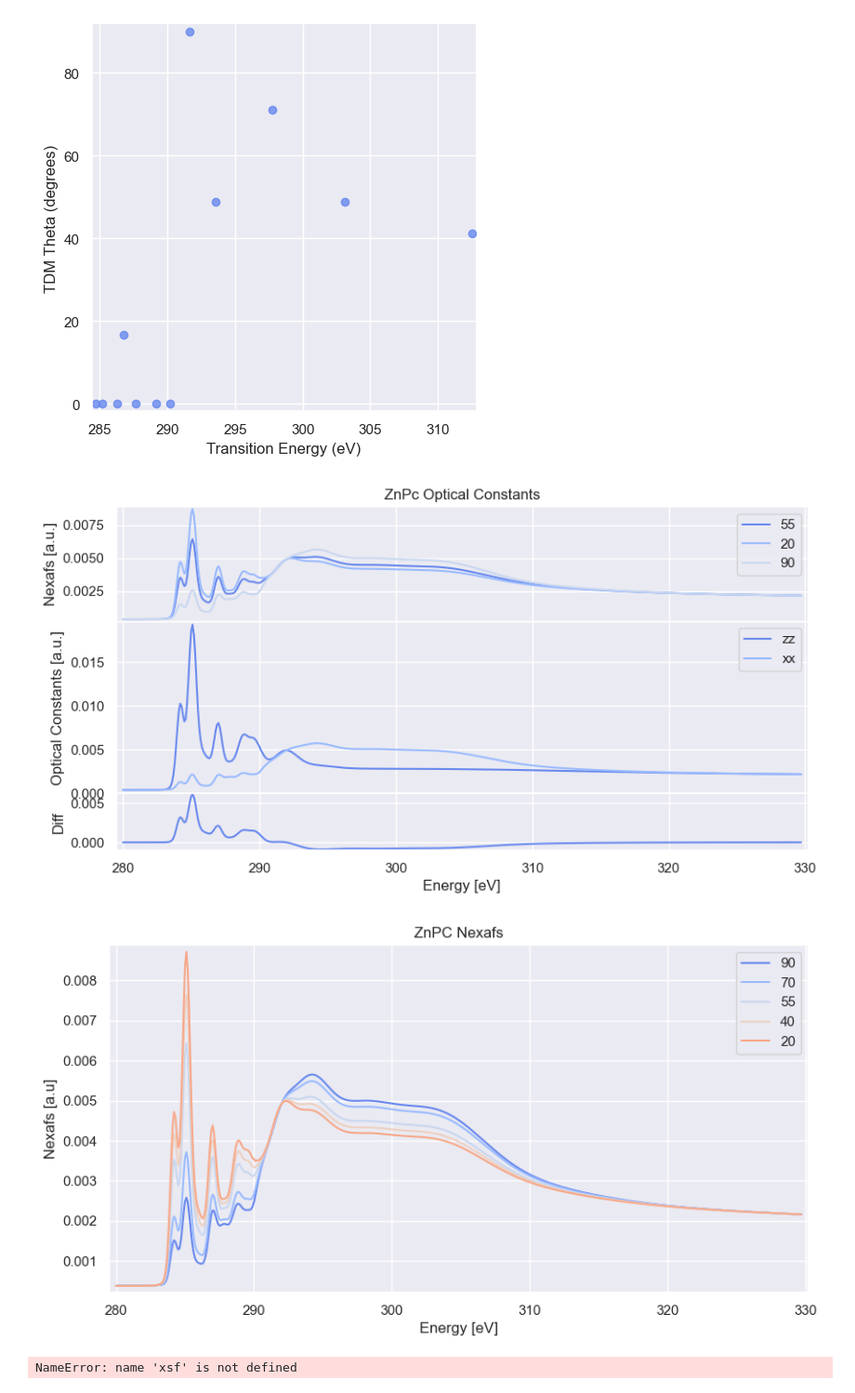
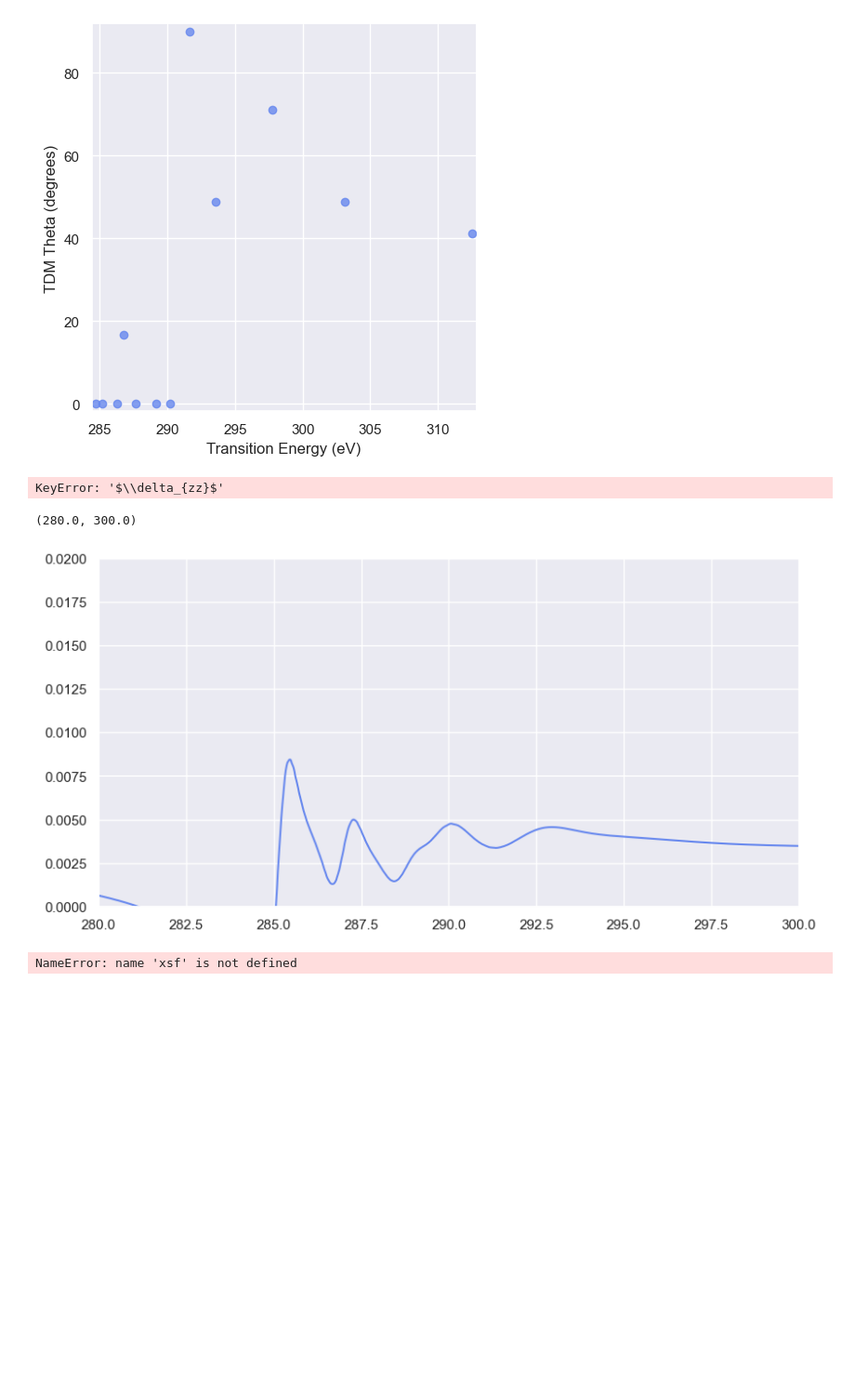
Before and after one commit to WSU-Carbon-Lab/pyref, a Jupyter notebook: docs/RoomTempFitting.ipynb, the cells around one changed output. Shown at 93% size. Cells and saved outputs as stored; diff of their text form; code cells hidden in the pictures; blank space fills up the shorter version.

```diff
--- a/docs/RoomTempFitting.ipynb
+++ b/docs/RoomTempFitting.ipynb
@@ -194,10 +270,29 @@ class AngleResNexafs(pd.DataFrame):
 # %%
 dft = AngleResNexafs(d_path / "dft_res.txt", "C32H16N8Zn")
-dft.get_ooc()
+zz_sf, xx_sf = dft.get_ooc()
 dft.plot_ar()
 # %% [output]
-[figure, removed]
-[figure, removed]
+KeyError: '$\\delta_{zz}$'
+# %%
+e = zz_sf[:, 0]
+d = zz_sf[:, 1]
+# plt.plot(zz_sf[:, 0], zz_sf[:, 2])
+
+
+delt = data.convert_data(
+    zz_sf[:, [0, 1]],
+    "ASF",
+    "refractive_index",
+    Density=2.3,
+    Formula_Mass=dft.formula_mass,
+)
+
+plt.plot(delt[:, 0], delt[:, 1])
+plt.ylim(0, 0.02)
+plt.xlim(280, 300)
+# %% [output]
+(280.0, 300.0)
+[figure, added]
 # %%
 en = [250, 283.7]
 
```
Also changed, not shown: parts of 5 cells of this notebook.
